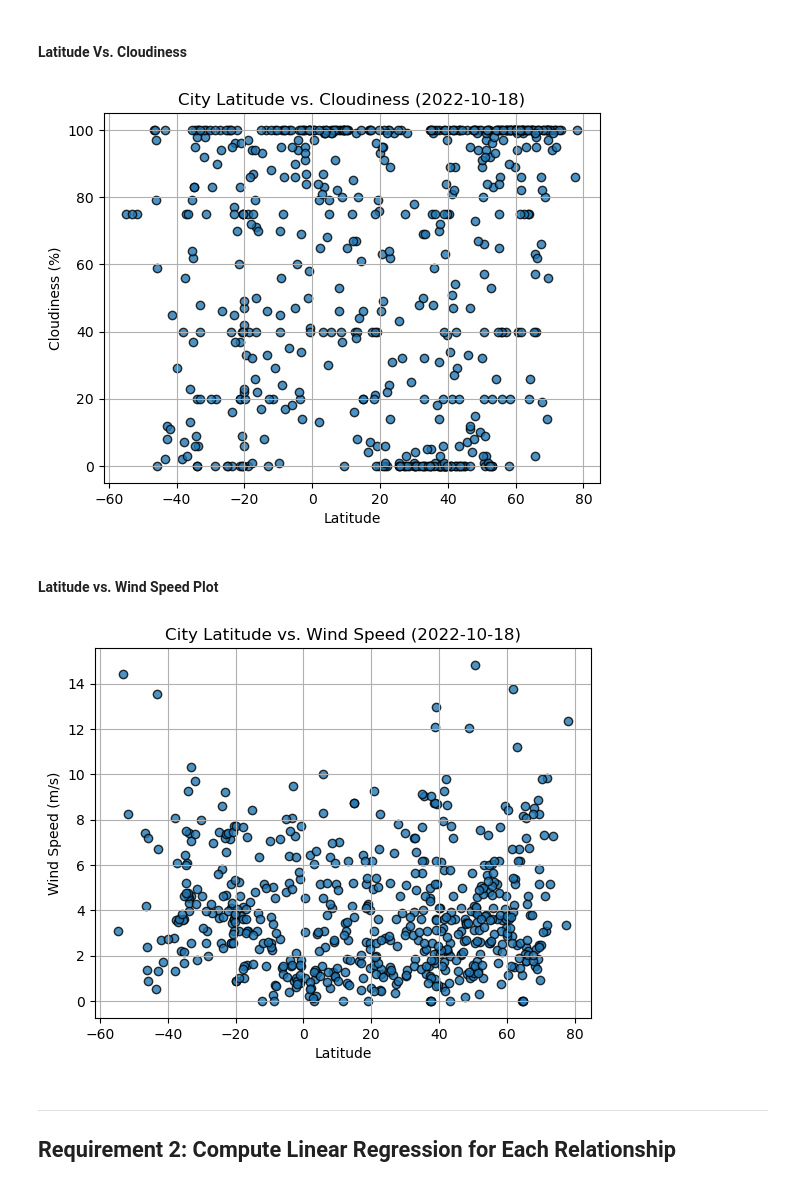
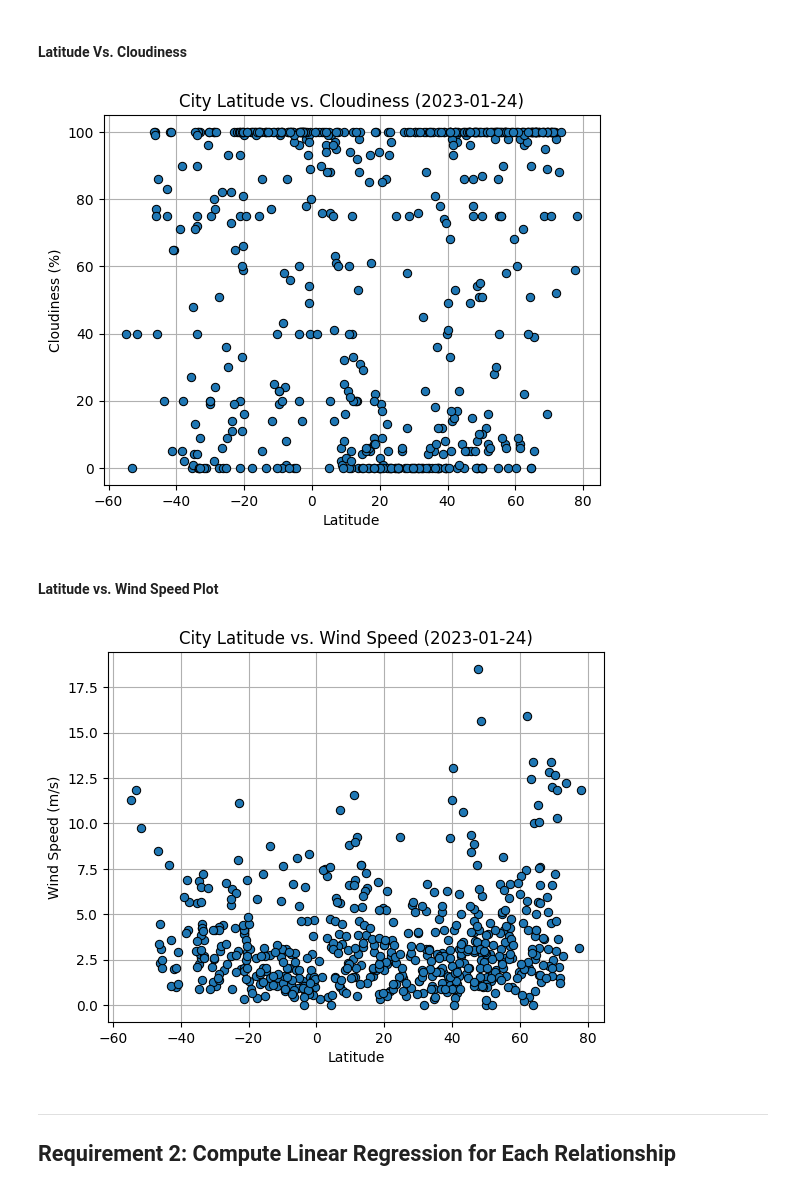
Before and after one commit to joelpangilinan/python-api-challenge, a Jupyter notebook: challenge-assignment/WeatherPy-Copy1.ipynb, the cells around one changed output. Cells and saved outputs as stored; diff of their text form; code cells hidden in the pictures.

```diff
--- a/challenge-assignment/WeatherPy-Copy1.ipynb
+++ b/challenge-assignment/WeatherPy-Copy1.ipynb
@@ -249,10 +246,18 @@ plt.show()
 #### Latitude Vs. Cloudiness
 # %%
 # Build the scatter plots for latitude vs. cloudiness
-# YOUR CODE HERE
+plt.plot(city_data_df["Lat"],
+         city_data_df["Cloudiness"],
+         linestyle="none",
+         marker="o",
+         markeredgecolor="black",
+         markeredgewidth=0.75)
 
 # Incorporate the other graph properties
-# YOUR CODE HERE
+plt.xlabel("Latitude")
+plt.ylabel("Cloudiness (%)")
+plt.title("City Latitude vs. Cloudiness (2023-01-24)")
+plt.grid()
 
 # Save the figure
 plt.savefig("output_data/Fig3.png")
@@ -260,23 +265,31 @@ plt.savefig("output_data/Fig3.png")
 # Show plot
 plt.show()
 # %% [output]
-[figure, old version]
+[figure, new version]
 # %% [markdown]
 #### Latitude vs. Wind Speed Plot
 # %%
 # Build the scatter plots for latitude vs. wind speed
-# YOUR CODE HERE
+plt.plot(city_data_df["Lat"],
+         city_data_df["Wind Speed"],
+         linestyle="none",
+         marker="o",
+         markeredgecolor="black",
+         markeredgewidth=0.75)
 
 # Incorporate the other graph properties
-# YOUR CODE HERE
+plt.xlabel("Latitude")
+plt.ylabel("Wind Speed (m/s)")
+plt.title("City Latitude vs. Wind Speed (2023-01-24)")
+plt.grid()
 
 # Save the figure
 plt.savefig("output_data/Fig4.png")
 
 # Show plot
 plt.show()
 # %% [output]
-[figure, old version]
+[figure, new version]
 # %% [markdown]
 ---
 
```
Also changed, not shown: parts of 4 cells of this notebook, 4 other files.
